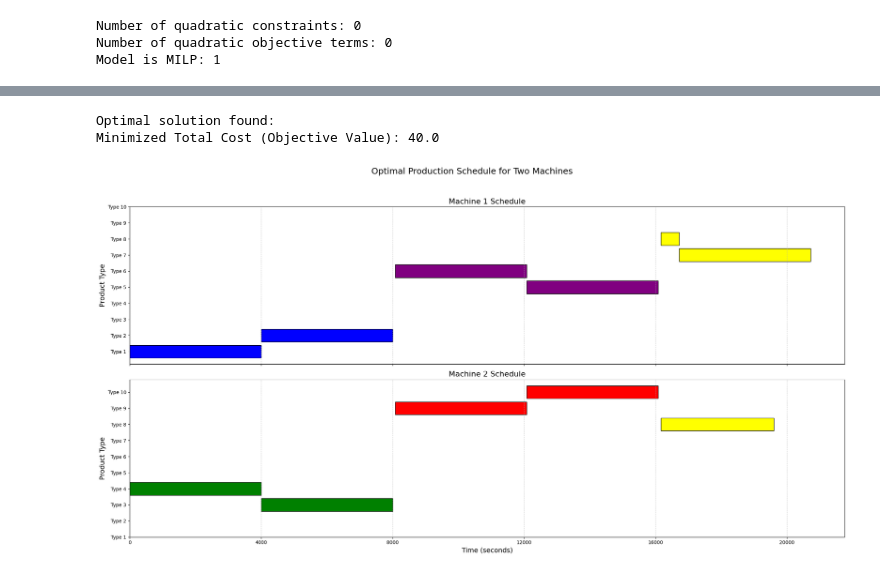
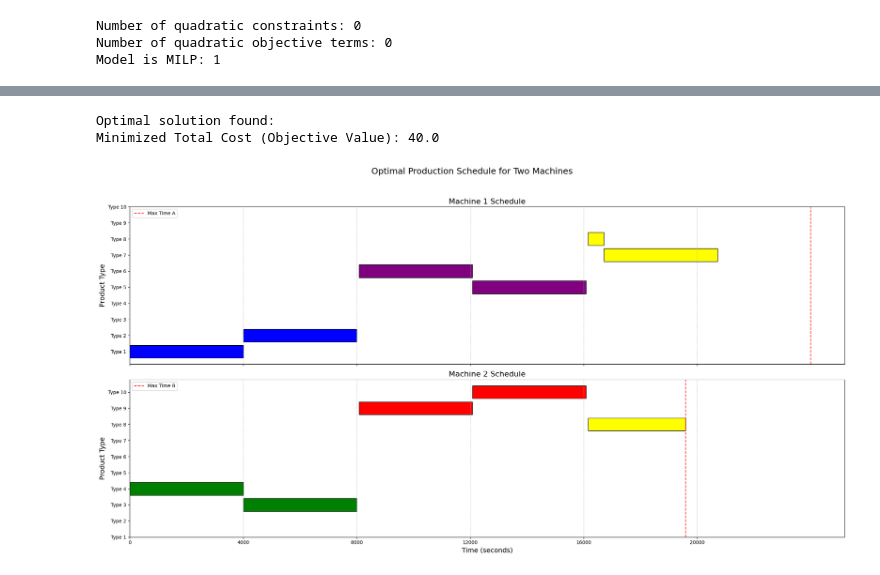
Before and after one commit to emrekuruu/Production_Planning, a Jupyter notebook: demo.ipynb, the cells around one changed output, grey strips where cells are left out. Drawn from its saved outputs; the diff is of its cells as text; code cells hidden in the pictures.

Commit message:
feat: add a red line to show the max_time, show why the split was necessary

```diff
--- a/demo.ipynb
+++ b/demo.ipynb
@@ -391,6 +391,11 @@ if model.status == GRB.OPTIMAL:
         'Orange': 'orange',
         'Pink': 'pink',
     }
+
+
+    # Set maximum times scaled for plotting
+    max_time_A = max_time_machine_A * 80
+    max_time_B = max_time_machine_B * 80
 
     # Iterate through each machine and process parts in a sorted order
     for m in machines:
@@ -427,34 +432,42 @@ if model.status == GRB.OPTIMAL:
                     break  # Move to the next part after handling this break
                 elif shifted_start >= break_end:
                     # Entire block is after the break; apply shift
                     shifted_start += shift_amount
                     shifted_end += shift_amount
 
             # Plot the adjusted (shifted) part
             ax.barh(p, shifted_end - shifted_start, left=shifted_start, color=part_color, edgecolor='black')
 
+        if m == 1:
+            ax.axvline(x=max_time_A, color='red', linestyle='--', alpha=0.8, linewidth=1.5, label="Max Time A")
+            ax.legend(loc='upper left')
+        elif m == 2:
+            ax.axvline(x=max_time_B, color='red', linestyle='--', alpha=0.8, linewidth=1.5, label="Max Time B")
+            ax.legend(loc='upper left')
+
         # Customize each subplot
         ax.set_title(f"Machine {m} Schedule", fontsize=16)
         ax.set_ylabel("Product Type", fontsize=14)
         ax.set_yticks(range(1, num_parts + 1))
         ax.set_yticklabels([f'Type {i}' for i in range(1, num_parts + 1)])
         ax.grid(axis='x', linestyle='--', alpha=0.7)
+
 
     # Set common labels
     plt.xlabel("Time (seconds)", fontsize=14)
     plt.xticks(np.arange(0, (max(end_times_values.values()) + 1) * 80, 80 * max(demand.values())))  # Adjust x-tick intervals for seconds
 
     fig.suptitle("Optimal Production Schedule for Two Machines", fontsize=18)
     plt.tight_layout(rect=[0, 0.03, 1, 0.95])  # Adjust layout for title space
 
     # Save the plot as an image file
     plt.savefig("optimal_production_schedule.png")
 else:
     print("No optimal solution found.")
 # %% [output]
 Optimal solution found:
 Minimized Total Cost (Objective Value): 40.0
-[figure, old version]
+[figure, new version]
 # %%
 start_times_values
 # %% [output]
```
Also changed, not shown: 1 other file.
